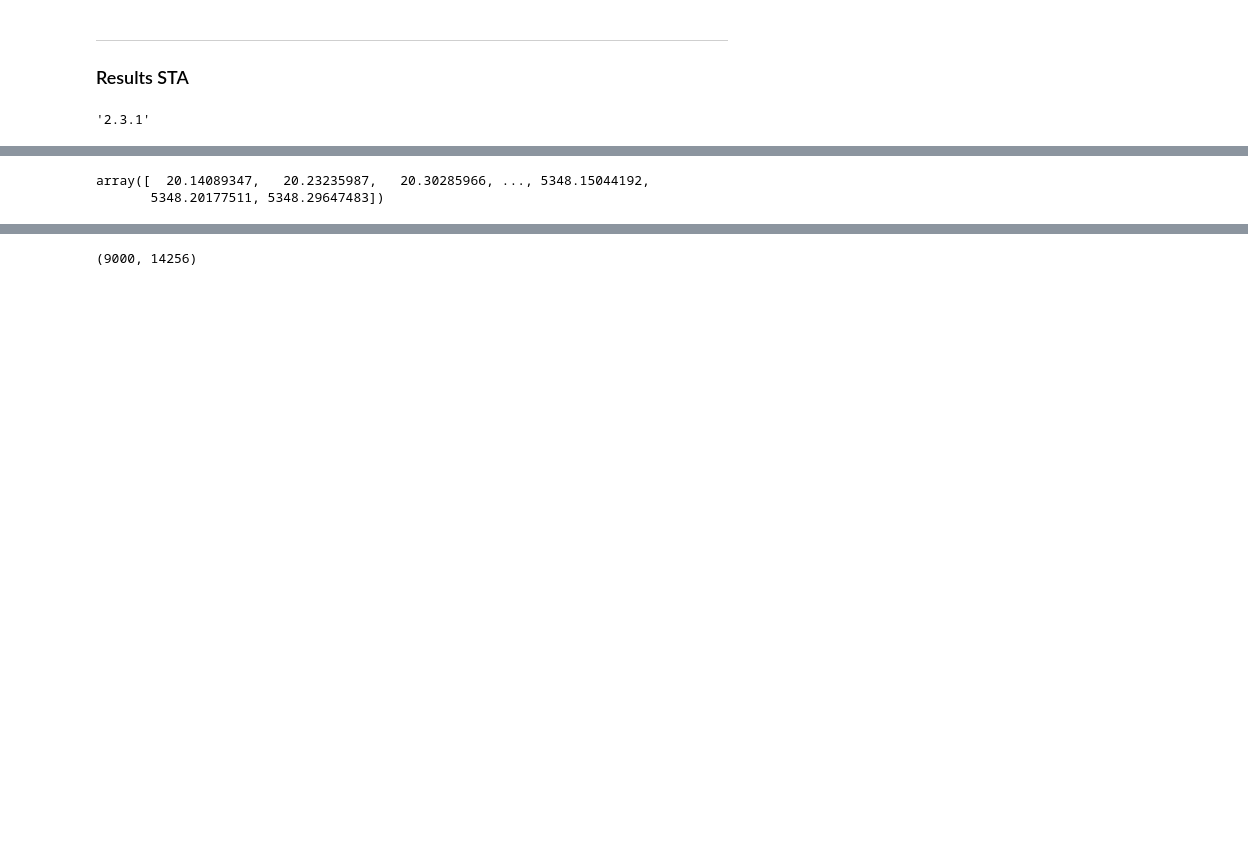
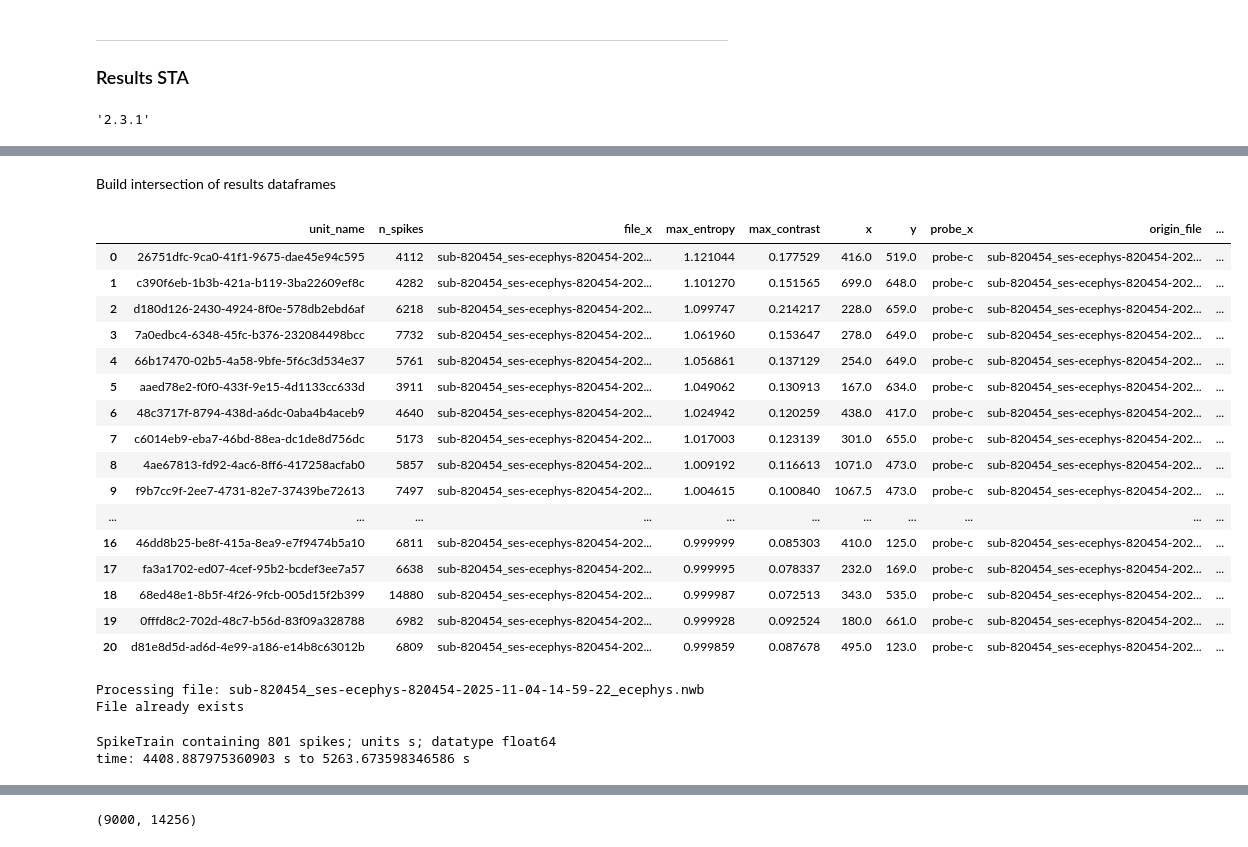
Before and after one commit to RaabeM/allen_open_scope_rf, a Jupyter notebook: waven.ipynb, the cells around one changed output, grey strips where cells are left out. Cells and saved outputs as stored; diff of their text form; code cells hidden in the pictures; blank space fills up the shorter version.

```diff
--- a/waven.ipynb
+++ b/waven.ipynb
@@ -49,13 +49,13 @@ import utils
 The autoreload extension is already loaded. To reload it, use:
   %reload_ext autoreload
 # %%
-# Set Data dir in utils!
+# # Set Data dir in utils!
 
-dandiset_id =  utils.dandiset_id
-dandi_dirpath = utils.dandi_dirpath
-dandi_filepath = utils.dandi_filepath
-filenames = utils.filenames
+# dandiset_id =  utils.dandiset_id
+# dandi_dirpath = utils.dandi_dirpath
+# dandi_filepath = utils.dandi_filepath
+# filenames = utils.filenames
 
-DATAFILE_NAME = filenames[0]
-nwb = utils.load_dandi(DATAFILE_NAME, dandiset_id, dandi_dirpath)
-nwb
+# DATAFILE_NAME = filenames[0]
+# nwb = utils.load_dandi(DATAFILE_NAME, dandiset_id, dandi_dirpath)
+# nwb
@@ -82,5 +62,5 @@ Fields:
 # %%
-probe_a, probe_b, probe_c, probe_d = utils.load_probe_dicts(filenames)
-df_units = nwb.units.to_dataframe()
-sua_c = [k for k in probe_c['sub-820454/'+DATAFILE_NAME] if df_units.iloc[k]['decoder_label']=='sua']
-len(sua_c)
+# probe_a, probe_b, probe_c, probe_d = utils.load_probe_dicts(filenames)
+# df_units = nwb.units.to_dataframe()
+# sua_c = [k for k in probe_c['sub-820454/'+DATAFILE_NAME] if df_units.iloc[k]['decoder_label']=='sua']
+# len(sua_c)
@@ -420,11 +403,42 @@ df_res_sta[:5]
 | 2 | 46e619d9-8a85-4edf-b416-022d2aa1f844 | 4007 | sub-820454_ses-ecephys-820454-202... | 1.252795 | 0.262790 | 427.000000 | 504.500000 | probe-c | sub-820454_ses-ecephys-820454-202... |
 | 3 | bab57985-6c06-4470-8ac7-3c8cc9f5bf41 | 4340 | sub-820454_ses-ecephys-820454-202... | 1.230664 | 0.184793 | 175.500000 | 360.500000 | probe-c | sub-820454_ses-ecephys-820454-202... |
 | 4 | 3df4c9de-edb1-44a9-870e-4cad737be475 | 3469 | sub-820454_ses-ecephys-820454-202... | 1.226645 | 0.191698 | 500.000000 | 322.000000 | probe-c | sub-820454_ses-ecephys-820454-202... |
-# %%
-spike_times.values[0]
-# %% [output]
-array([  20.14089347,   20.23235987,   20.30285966, ..., 5348.15044192,
-       5348.20177511, 5348.29647483])
+# %% [markdown]
+Build intersection of results dataframes
+# %%
+common_units = pd.merge(df_res_sta, df_gabors, on='unit_name', how='inner')
+common_units
+# %% [output]
+|  | unit_name | n_spikes | file_x | max_entropy | max_contrast | x | y | probe_x | origin_file | ... |
+| 0 | 26751dfc-9ca0-41f1-9675-dae45e94c595 | 4112 | sub-820454_ses-ecephys-820454-202... | 1.121044 | 0.177529 | 416.0 | 519.0 | probe-c | sub-820454_ses-ecephys-820454-202... | ... |
+| 1 | c390f6eb-1b3b-421a-b119-3ba22609ef8c | 4282 | sub-820454_ses-ecephys-820454-202... | 1.101270 | 0.151565 | 699.0 | 648.0 | probe-c | sub-820454_ses-ecephys-820454-202... | ... |
+| 2 | d180d126-2430-4924-8f0e-578db2ebd6af | 6218 | sub-820454_ses-ecephys-820454-202... | 1.099747 | 0.214217 | 228.0 | 659.0 | probe-c | sub-820454_ses-ecephys-820454-202... | ... |
+| 3 | 7a0edbc4-6348-45fc-b376-232084498bcc | 7732 | sub-820454_ses-ecephys-820454-202... | 1.061960 | 0.153647 | 278.0 | 649.0 | probe-c | sub-820454_ses-ecephys-820454-202... | ... |
+| 4 | 66b17470-02b5-4a58-9bfe-5f6c3d534e37 | 5761 | sub-820454_ses-ecephys-820454-202... | 1.056861 | 0.137129 | 254.0 | 649.0 | probe-c | sub-820454_ses-ecephys-820454-202... | ... |
+| 5 | aaed78e2-f0f0-433f-9e15-4d1133cc633d | 3911 | sub-820454_ses-ecephys-820454-202... | 1.049062 | 0.130913 | 167.0 | 634.0 | probe-c | sub-820454_ses-ecephys-820454-202... | ... |
+| 6 | 48c3717f-8794-438d-a6dc-0aba4b4aceb9 | 4640 | sub-820454_ses-ecephys-820454-202... | 1.024942 | 0.120259 | 438.0 | 417.0 | probe-c | sub-820454_ses-ecephys-820454-202... | ... |
+| 7 | c6014eb9-eba7-46bd-88ea-dc1de8d756dc | 5173 | sub-820454_ses-ecephys-820454-202... | 1.017003 | 0.123139 | 301.0 | 655.0 | probe-c | sub-820454_ses-ecephys-820454-202... | ... |
+| 8 | 4ae67813-fd92-4ac6-8ff6-417258acfab0 | 5857 | sub-820454_ses-ecephys-820454-202... | 1.009192 | 0.116613 | 1071.0 | 473.0 | probe-c | sub-820454_ses-ecephys-820454-202... | ... |
+| 9 | f9b7cc9f-2ee7-4731-82e7-37439be72613 | 7497 | sub-820454_ses-ecephys-820454-202... | 1.004615 | 0.100840 | 1067.5 | 473.0 | probe-c | sub-820454_ses-ecephys-820454-202... | ... |
+| ... | ... | ... | ... | ... | ... | ... | ... | ... | ... | ... |
+| 16 | 46dd8b25-be8f-415a-8ea9-e7f9474b5a10 | 6811 | sub-820454_ses-ecephys-820454-202... | 0.999999 | 0.085303 | 410.0 | 125.0 | probe-c | sub-820454_ses-ecephys-820454-202... | ... |
+| 17 | fa3a1702-ed07-4cef-95b2-bcdef3ee7a57 | 6638 | sub-820454_ses-ecephys-820454-202... | 0.999995 | 0.078337 | 232.0 | 169.0 | probe-c | sub-820454_ses-ecephys-820454-202... | ... |
+| 18 | 68ed48e1-8b5f-4f26-9fcb-005d15f2b399 | 14880 | sub-820454_ses-ecephys-820454-202... | 0.999987 | 0.072513 | 343.0 | 535.0 | probe-c | sub-820454_ses-ecephys-820454-202... | ... |
+| 19 | 0fffd8c2-702d-48c7-b56d-83f09a328788 | 6982 | sub-820454_ses-ecephys-820454-202... | 0.999928 | 0.092524 | 180.0 | 661.0 | probe-c | sub-820454_ses-ecephys-820454-202... | ... |
+| 20 | d81e8d5d-ad6d-4e99-a186-e14b8c63012b | 6809 | sub-820454_ses-ecephys-820454-202... | 0.999859 | 0.087678 | 495.0 | 123.0 | probe-c | sub-820454_ses-ecephys-820454-202... | ... |
+# %%
+nwb_file = common_units['origin_file'].unique()[0]
+nwb = utils.load_dandi(nwb_file, dandiset_id, dandi_dirpath)
+df_units = nwb.units.to_dataframe()
+df_zebra = nwb.intervals['Zebra_presentations'].to_dataframe()
+# %% [output]
+Processing file: sub-820454_ses-ecephys-820454-2025-11-04-14-59-22_ecephys.nwb
+File already exists
+# %%
+spike_times
+# %% [output]
+SpikeTrain containing 801 spikes; units s; datatype float64
+time: 4408.887975360903 s to 5263.673598346586 s
 # %%
 import neo
 import quantities as pq
```
Also changed, not shown: parts of 26 cells of this notebook, 8 other files.
